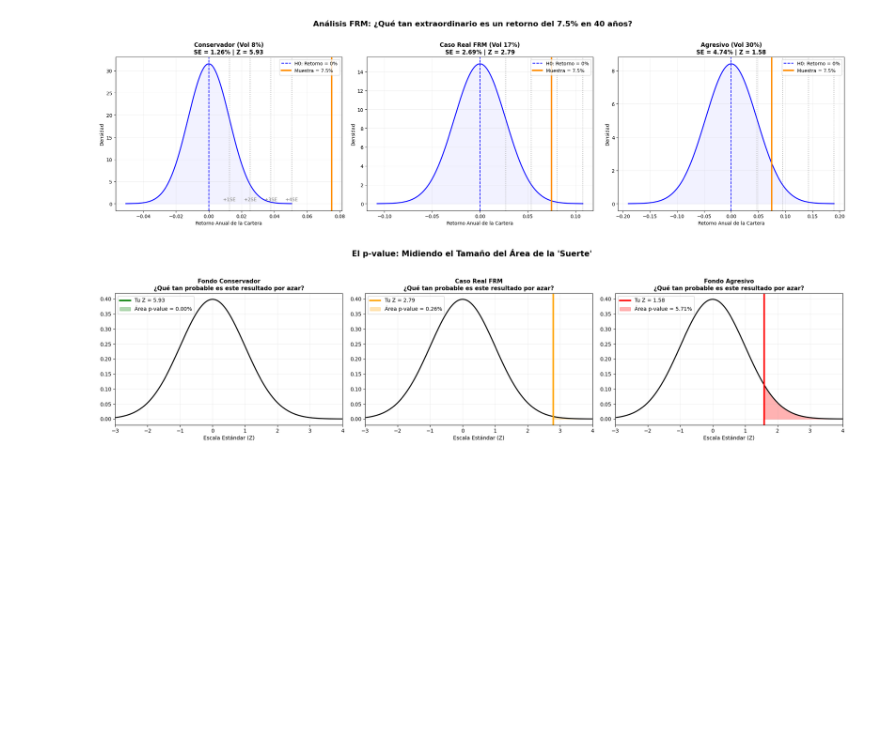
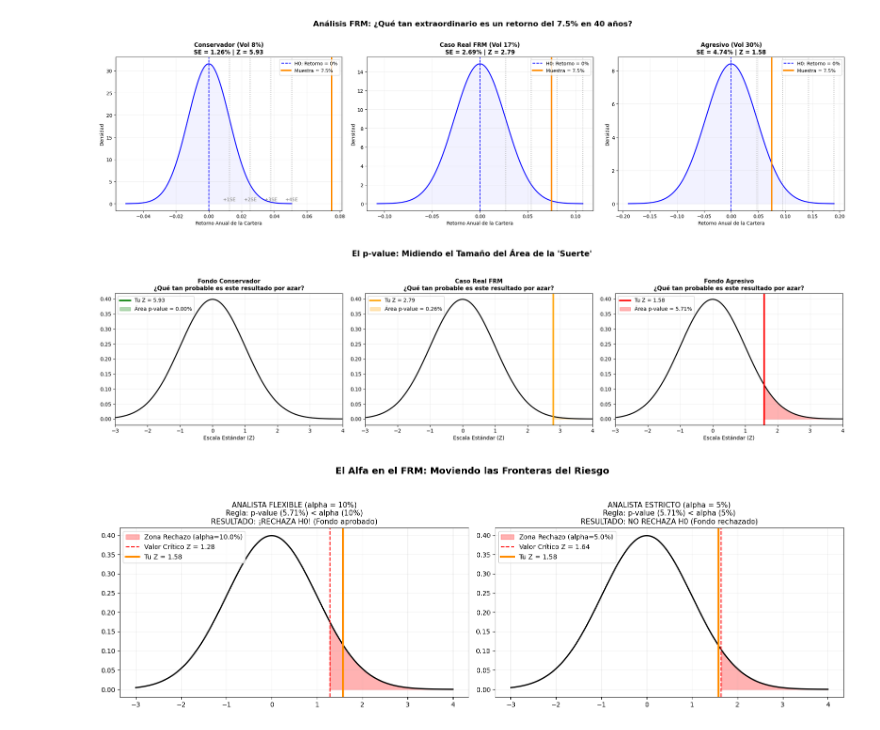
Before and after one commit to ADRIANVM117/quant-research-notes, a Jupyter notebook: quant_analysis/hyphotesis_testing.ipynb, the cells around one changed output. Saved outputs shown, nothing was run; the diff lists cells and outputs as text; code cells hidden in the pictures; blank space fills up the shorter version.

Commit message:
Entendiendo p-value

```diff
--- a/quant_analysis/hyphotesis_testing.ipynb
+++ b/quant_analysis/hyphotesis_testing.ipynb
@@ -400,3 +400,56 @@ plt.tight_layout()
 plt.show()
 # %% [output]
 [figure]
+# %%
+import numpy as np
+import scipy.stats as stats
+import matplotlib.pyplot as plt
+
+# Parámetro del fondo agresivo anterior
+z_stat = 1.58
+p_value = 0.0571
+
+# Dos niveles de rigor diferentes (Alfas)
+alpha_flexible = 0.10  # 10% Nivel de significancia (Menos estricto)
+alpha_estricto = 0.05  # 5% Nivel de significancia (Estándar/Paranoico)
+
+# Valores críticos para cada alfa (una cola derecha)
+critico_flexible = stats.norm.ppf(1 - alpha_flexible)
+critico_estricto = stats.norm.ppf(1 - alpha_estricto)
+
+# Configurar gráficos lado a lado
+fig, axes = plt.subplots(1, 2, figsize=(16, 5))
+x = np.linspace(-3, 4, 1000)
+y = stats.norm.pdf(x, 0, 1)
+
+# ---- GRÁFICO 1: El Analista Flexible ----
+ax = axes[0]
+ax.plot(x, y, color='black', lw=2)
+# Pintar la zona de rechazo que el analista definió con su alfa
+x_rej_flex = np.linspace(critico_flexible, 4, 500)
+ax.fill_between(x_rej_flex, stats.norm.pdf(x_rej_flex, 0, 1), color='red', alpha=0.3, label=f'Zona Rechazo (alpha={alpha_flexible*100}%)')
+ax.axvline(critico_flexible, color='red', linestyle='--', label=f'Valor Crítico Z = {critico_flexible:.2f}')
+ax.axvline(z_stat, color='darkorange', lw=3, label=f'Tu Z = {z_stat:.2f}')
+
+ax.set_title(f"ANALISTA FLEXIBLE (alpha = 10%)\nRegla: p-value ({p_value*100:.2f}%) < alpha (10%)\nRESULTADO: ¡RECHAZA H0! (Fondo aprobado)", fontsize=11)
+ax.legend(loc='upper left')
+ax.grid(alpha=0.2)
+
+# ---- GRÁFICO 2: El Analista Estricto ----
+ax = axes[1]
+ax.plot(x, y, color='black', lw=2)
+# Pintar la zona de rechazo que el analista definió con su alfa
+x_rej_est = np.linspace(critico_estricto, 4, 500)
+ax.fill_between(x_rej_est, stats.norm.pdf(x_rej_est, 0, 1), color='red', alpha=0.3, label=f'Zona Rechazo (alpha={alpha_estricto*100}%)')
+ax.axvline(critico_estricto, color='red', linestyle='--', label=f'Valor Crítico Z = {critico_estricto:.2f}')
+ax.axvline(z_stat, color='darkorange', lw=3, label=f'Tu Z = {z_stat:.2f}')
+
+ax.set_title(f"ANALISTA ESTRICTO (alpha = 5%)\nRegla: p-value ({p_value*100:.2f}%) < alpha (5%)\nRESULTADO: NO RECHAZA H0 (Fondo rechazado)", fontsize=11)
+ax.legend(loc='upper left')
+ax.grid(alpha=0.2)
+
+plt.suptitle("El Alfa en el FRM: Moviendo las Fronteras del Riesgo", fontsize=14, fontweight='bold', y=1.05)
+plt.tight_layout()
+plt.show()
+# %% [output]
+[figure, added]
```
